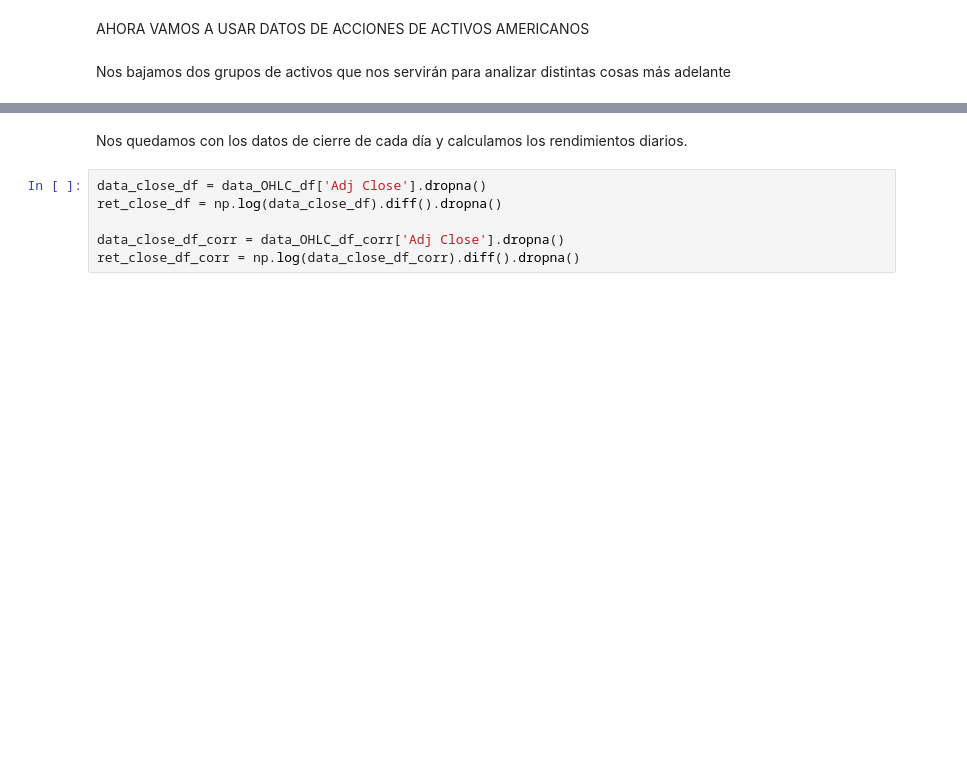
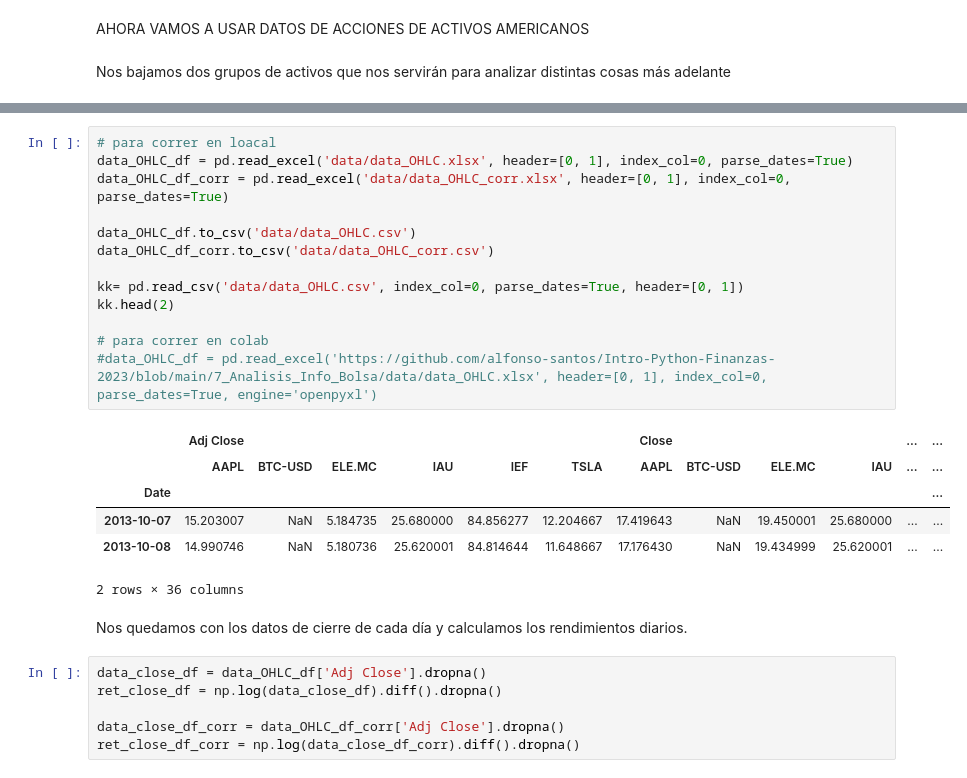
Before and after one commit to alfonso-santos/Intro-Python-Finanzas-2023, a Jupyter notebook: 7_Analisis_Info_Bolsa/7_1_Data_Inicio.ipynb, the cells around one changed output, grey strips where cells are left out. Saved outputs shown, nothing was run; the diff lists cells and outputs as text; blank space fills up the shorter version.

```diff
--- a/7_Analisis_Info_Bolsa/7_1_Data_Inicio.ipynb
+++ b/7_Analisis_Info_Bolsa/7_1_Data_Inicio.ipynb
@@ -542,3 +557,23 @@ data_OHLC_df_corr = pd.read_excel('data/data_OHLC_corr.xlsx', header=[0, 1], ind
+# %%
+# para correr en loacal
+data_OHLC_df = pd.read_excel('data/data_OHLC.xlsx', header=[0, 1], index_col=0, parse_dates=True)
+data_OHLC_df_corr = pd.read_excel('data/data_OHLC_corr.xlsx', header=[0, 1], index_col=0, parse_dates=True)
+
+data_OHLC_df.to_csv('data/data_OHLC.csv')
+data_OHLC_df_corr.to_csv('data/data_OHLC_corr.csv')
+
+kk= pd.read_csv('data/data_OHLC.csv', index_col=0, parse_dates=True, header=[0, 1])
+kk.head(2)
+
+# para correr en colab
+#data_OHLC_df = pd.read_excel('https://github.com/alfonso-santos/Intro-Python-Finanzas-2023/blob/main/7_Analisis_Info_Bolsa/data/data_OHLC.xlsx', header=[0, 1], index_col=0, parse_dates=True, engine='openpyxl')
+# %% [output]
+|  | Adj Close |  |  |  |  |  | Close |  |  |  | ... | ... |
+|  | AAPL | BTC-USD | ELE.MC | IAU | IEF | TSLA | AAPL | BTC-USD | ELE.MC | IAU | ... | ... |
+| Date |  |  |  |  |  |  |  |  |  |  |  | ... |
+| 2013-10-07 | 15.203007 | NaN | 5.184735 | 25.680000 | 84.856277 | 12.204667 | 17.419643 | NaN | 19.450001 | 25.680000 | ... | ... |
+| 2013-10-08 | 14.990746 | NaN | 5.180736 | 25.620001 | 84.814644 | 11.648667 | 17.176430 | NaN | 19.434999 | 25.620001 | ... | ... |
+2 rows × 36 columns
 # %% [markdown]
 Nos quedamos con los datos de cierre de cada día y calculamos los rendimientos diarios.
 # %%
```
Also changed, not shown: parts of 2 cells of this notebook, 2 other files.
